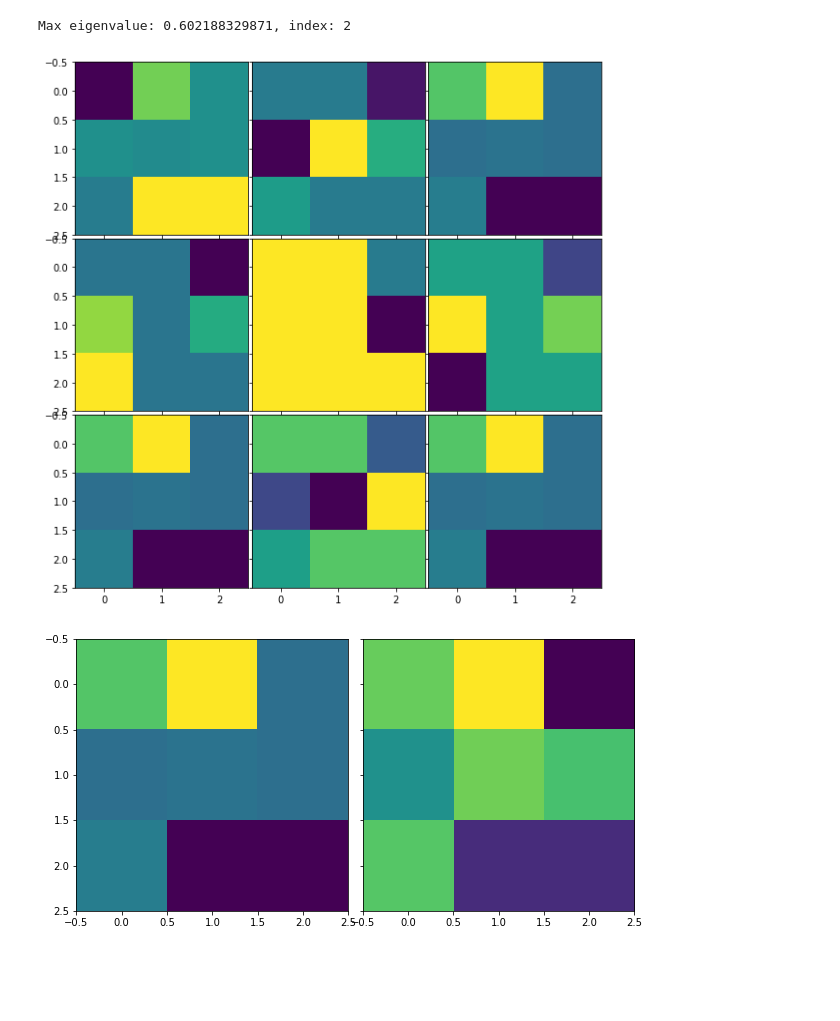
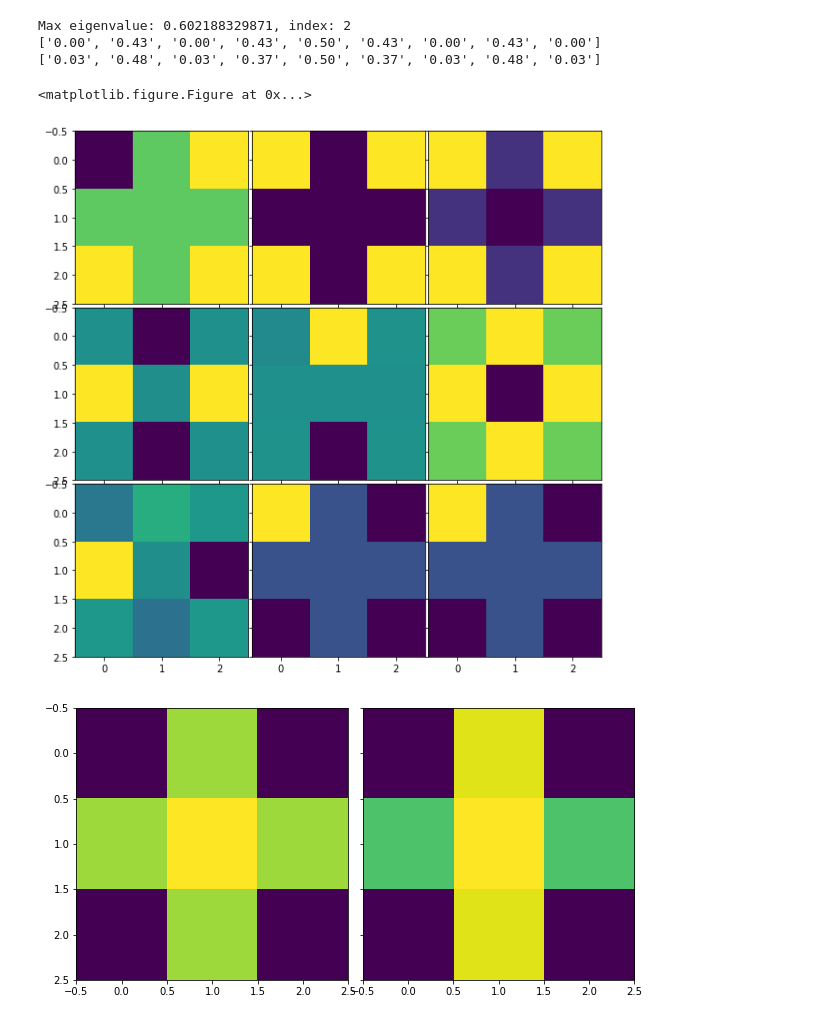
Before and after one commit to CNS-OIST/draculab, a Jupyter notebook: test3.ipynb, the cells around one changed output. Drawn from its saved outputs; the diff is of its cells as text; code cells hidden in the pictures; blank space fills up the shorter version.

Commit message:
Add ability to initialize connection weights using a specified distribution. Fix the test to check that the Oja rule extracts the leading eigenvector of the input correlation matrix.

```diff
--- a/test3.ipynb
+++ b/test3.ipynb
@@ -30,8 +34,7 @@ def plot_stuff(data, fig):
     fig.canvas.draw()
     plt.show()
 # %%
-#matplotlib.use('GTK3Agg',warn=False, force=True)
-#from matplotlib import pyplot as plt
+
 ################# TEST 1 ####################
 ######### 1) Create a network
 net_params = {'min_delay' : 0.05, 'min_buff_size' : 4 } # parameter dictionary for the network
@@ -50,8 +53,8 @@ unit = n1.create(1,pars) # creating one linear unit
 ######### 3) Connect the units in the network
 conn_spec = {'rule' : 'all_to_all', 'delay' : 1.,
              'allow_autapses' : False} # connection specification dictionary
-syn_pars = {'init_w' : 0.2, 'lrate' : 0.05,
-            'type' : synapse_types.oja} # synapse parameters dictionary
+syn_pars = {'init_w' : {'distribution':'uniform', 'low':0.1, 'high':0.5},
+            'lrate' : 0.02, 'type' : synapse_types.oja} # synapse parameters dictionary
 n1.connect(inputs, unit, conn_spec, syn_pars)
 
 ######### 4) Running and visualizing
@@ -81,7 +84,7 @@ patterns[1] = np.array([0., 0., 0., 1., 1., 1., 0., 0., 0.])/3.
 patterns[2] = np.array([1., 0., 1., 0., 0., 0., 1., 0., 1.])/4.
 patterns[3] = np.array([0., 1., 0., 1., 0., 1., 0., 1., 0.])/4.
 
-n_pres = 10  # number of times some pattern will be presented
+n_pres = 200  # number of times some pattern will be presented
 t_pat = 10. # as above
 t_trans = 4.
 c = 1/t_trans # auxiliary variable
@@ -105,16 +108,8 @@ def make_fun2(idx, last_t):
                            (t-last_t)*patterns[next_pat][idx] )
     return fun
 
-#fig = plt.figure(figsize=(10,10))
-#plt.ion()  # interactive mode for matplotlib
-#fig.show()
-
 fig = plt.figure(figsize=(10,10))
-#plt.plot([1.5,2.0,2.5])
 plt.ion()
-#fig = plt.gcf()
-#fig.suptitle('t')
-#plt.show()
 
 for pres in range(n_pres):
 # For each cycle you'll set the input functions and simulate, once with a single pattern,
@@ -150,7 +145,7 @@ for pres in range(n_pres):
     new_weights = np.array(n1.units[9].get_weights(n1.sim_time))
     weight_diff = new_weights - weights
     weights = new_weights
-    if pres%5 == 0:
+    if pres%10 == 0:
         print('Presentation ' + str(pres) + ' weight Diff. Sq. norm: ' + str(sum(weight_diff*weight_diff)))
 
 print('Execution time: %s seconds' % (time.time() - start_time))
@@ -185,38 +170,40 @@ print(weights)
 # %%
-### Plotting eigenvectors of the correlation matrix
+#### Comparing the weight vector with the leading eigenvector of the correlation matrix
+#######################################################################################
+
+weights = np.array(n1.units[9].get_weights(n1.sim_time))
+
+# Obtaining eigenvectors of the correlation matrix
 pat_mat = np.matrix(patterns)
 corr = (pat_mat.T)*pat_mat # input correlation matrix
 eigs = np.linalg.eig(corr) # extracting eigenvalues and eigenvectors
-#print(eigs)
 evals = eigs[0] # eigenvalues
-evecs = eigs[1] # eigenvectors
+evecs = [eigs[1][:,i] for i in range(9)] # eigenvectors
+
+# obtaining the leading eigenvector
+max_index, max_value = max(enumerate(evals), key=lambda p:p[1])
+print('Max eigenvalue: ' + str(max_value) + ', index: ' + str(max_index))
+max_evector = evecs[max_index]
 
 # plotting all eigenvectors in 3x3 format
 fig3 = plt.figure(figsize=(10,10))
 ev_grid = ImageGrid(fig3, 111, nrows_ncols=(3,3), axes_pad=0.05)
 for idx,vec in enumerate(evecs):
     vec.shape = 3,3
     ev_grid[idx].imshow(vec)
 
-# obtaining the leading eigenvector
-max_index, max_value = max(enumerate(evals), key=lambda p:p[1])
-print('Max eigenvalue: ' + str(max_value) + ', index: ' + str(max_index))
-max_evector = evecs[max_index]
-#max_evector = max_evector/np.max(max_evector)
-
-# Obtaining linear combination of eigenvectors
-comb = np.zeros((1,9))
-for val, vec in zip(evals,evecs):
-    comb += val*vec
-
-#comb = comb/np.max(comb)
-fig4 = plt.figure(figsize=(10,5))
+# plotting leading eigenvector VS weight vector in 3x3 format
+fig4 = plt.figure(figsize=(12,5))
 sp_ev_grid = ImageGrid(fig4, 111, nrows_ncols=(1,2), axes_pad=0.2)
-for idx,vec in enumerate([max_evector, comb]):
+for idx,vec in enumerate([-max_evector, weights]):
     vec.shape = 3,3
     sp_ev_grid[idx].imshow(vec)
+    print(["%.2f" % float(v[0]) for v in vec.reshape(9,1)])
 # %% [output]
 Max eigenvalue: 0.602188329871, index: 2
+['0.00', '0.43', '0.00', '0.43', '0.50', '0.43', '0.00', '0.43', '0.00']
+['0.03', '0.48', '0.03', '0.37', '0.50', '0.37', '0.03', '0.48', '0.03']
+<matplotlib.figure.Figure at 0x...>
-[figure, old version]
+[figure, new version]
-[figure, old version]
+[figure, new version]
 # %%
```
Also changed, not shown: parts of 5 cells of this notebook, 4 other files.
